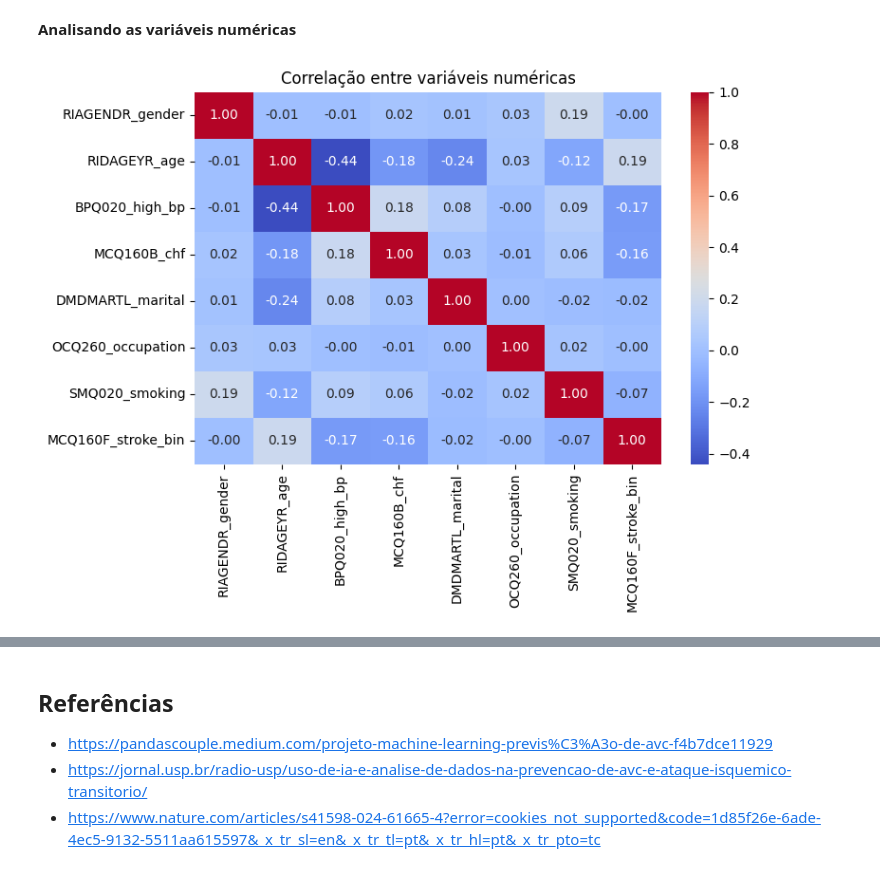
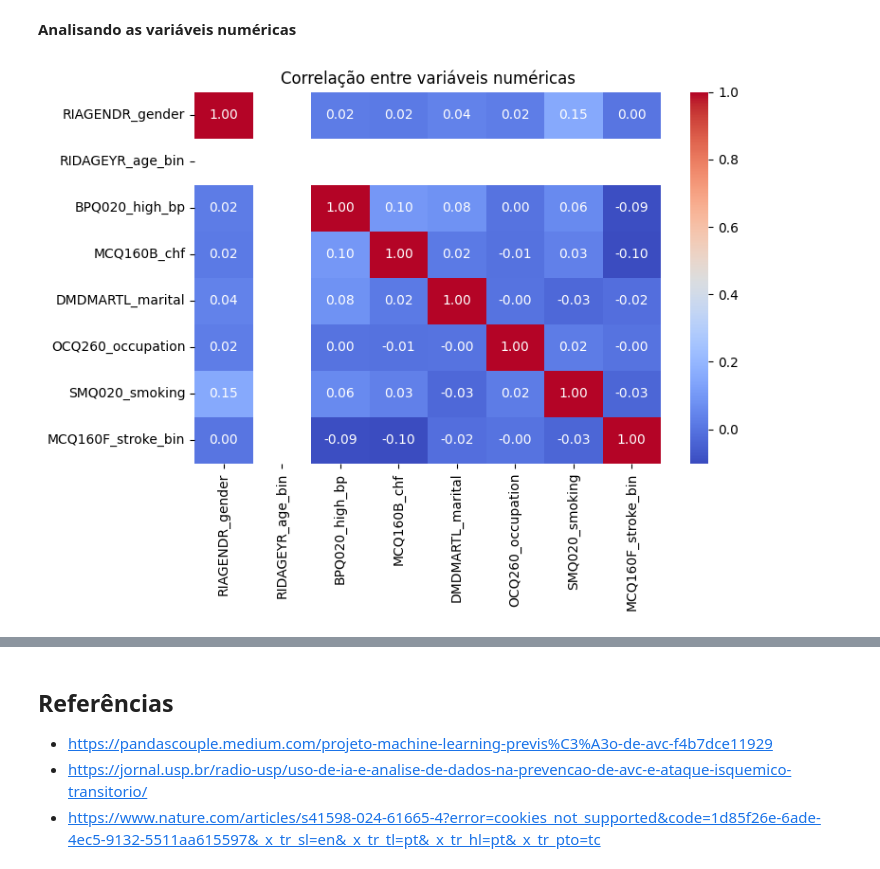
Before and after one commit to nigroev/fiap-pos-tech-ia-para-devs, a Jupyter notebook: 01-aulas-gravadas/01-welcome-to-ia-para-devs/07-tech-challenge/tech-challenge-fase-1.ipynb, the cells around one changed output, grey strips where cells are left out. Cells and saved outputs as stored; diff of their text form; code cells hidden in the pictures.

```diff
--- a/01-aulas-gravadas/01-welcome-to-ia-para-devs/07-tech-challenge/tech-challenge-fase-1.ipynb
+++ b/01-aulas-gravadas/01-welcome-to-ia-para-devs/07-tech-challenge/tech-challenge-fase-1.ipynb
@@ -259,9 +261,10 @@ print("Missing % per column:\n", missing_pct)
 # Não aplicar dropna global; vamos usar imputação no pipeline
 print("Final shape (after removing ambiguous codes):", df.shape)
 
-
-
-
+# Remover todas as linhas que possuem pelo menos um valor nulo
+print('Shape antes do dropna:', df.shape)
+df = df.dropna()
+print('Shape após remover todas as linhas com valores nulos:', df.shape)
 
 # Verificar valores ambíguos nas variáveis categóricas e no alvo (códigos 7 e 9)
 cat_cols = ['BPQ020_high_bp', 'MCQ160B_chf', 'SMQ020_smoking', 'MCQ160F_stroke']
@@ -336,0 +340,16 @@ Valores alvo unicos: [np.float64(2.0), np.float64(nan), np.float64(1.0)]
+# %%
+# Manter só 1 (Yes) e 2 (No) para as features categóricas
+categorical_features = ['BPQ020_high_bp', 'MCQ160B_chf', 'SMQ020_smoking']
+
+for col in categorical_features:
+    if col in df.columns:
+        # Manter só 1 (Yes) e 2 (No)
+        df = df[df[col].isin([1, 2])].copy()
+        # Criar coluna binária
+        binary_col = f"{col}_bin"
+        df[binary_col] = df[col].map({1: 1, 2: 0})
+        print(f"\n{col}:")
+        print(f"Counts (1=Yes, 0=No):")
+        print(df[binary_col].value_counts())
+
+df.shape
@@ -343,7 +384,8 @@ if target_col in df.columns:
     print("Counts (1=stroke,0=no):")
     print(df['MCQ160F_stroke_bin'].value_counts())
 
-df.shape
+    # Remove a coluna original
+    df = df.drop(columns=[target_col])
 # %% [output]
 Counts (1=stroke,0=no):
 MCQ160F_stroke_bin
@@ -354,3 +395,14 @@ Name: count, dtype: int64
+# %%
+# Garantir que a coluna de idade exista antes de criar os bins
+if 'RIDAGEYR_age' not in df.columns:
+    df['RIDAGEYR_age'] = df['SEQN_id'].map(demo_df.set_index('SEQN')['RIDAGEYR'])
+
+# Criar faixa etária em bins de 10 anos
+df['RIDAGEYR_age_bin'] = pd.cut(df['RIDAGEYR_age'], bins=range(0, 111, 10), right=False)
+
+# Mantemos a coluna de idade; apenas atualizamos as listas de features
+num_cols = ['RIDAGEYR_age', 'BPXSY1_sbp', 'LBXGH_hba1c', 'BMXBMI_bmi']
+cat_cols = ['RIAGENDR_gender', 'BPQ020_high_bp', 'MCQ160B_chf', 'SMQ020_smoking', 'RIDAGEYR_age_bin']
 # %%
 # Resumo estatístico das colunas numéricas
 df.describe()
@@ -380,19 +421,19 @@ Passing `palette` without assigning `hue` is deprecated and will be removed in v
 # %%
 import matplotlib.pyplot as plt
 
 # 1) Heatmap de correlação (numéricas)
-num_cols = ['RIAGENDR_gender', 'RIDAGEYR_age', 'BPQ020_high_bp', 'MCQ160B_chf', 'DMDMARTL_marital', 'OCQ260_occupation', 'SMQ020_smoking', 'MCQ160F_stroke_bin']
+num_cols = ['RIAGENDR_gender', 'RIDAGEYR_age_bin', 'BPQ020_high_bp', 'MCQ160B_chf', 'DMDMARTL_marital', 'OCQ260_occupation', 'SMQ020_smoking', 'MCQ160F_stroke_bin']
 # Keep only numeric columns for correlation (convert categories to numeric if needed)
 corr_df = df[num_cols].copy()
 corr_df = corr_df.apply(pd.to_numeric, errors='coerce')
 plt.figure(figsize=(8,6))
 sb.heatmap(corr_df.corr(), annot=True, cmap='coolwarm', fmt='.2f')
 plt.title('Correlação entre variáveis numéricas')
 plt.tight_layout()
 
 plt.show()
 # %% [output]
-[figure, old version]
+[figure, new version]
 # %%
 # Taxa de AVC por faixa etária
 df['age_bin'] = pd.cut(df['RIDAGEYR_age'], bins=range(0, 101, 10))
```
Also changed, not shown: parts of 19 cells of this notebook.
